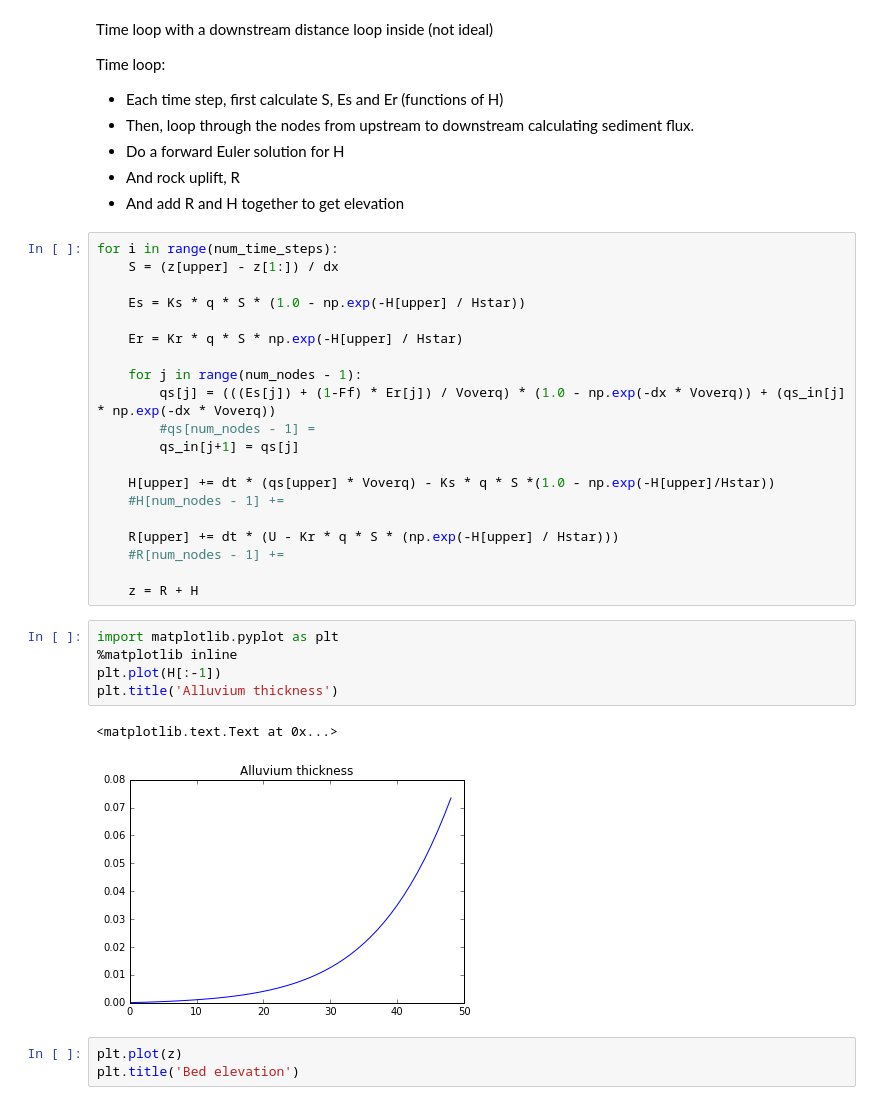
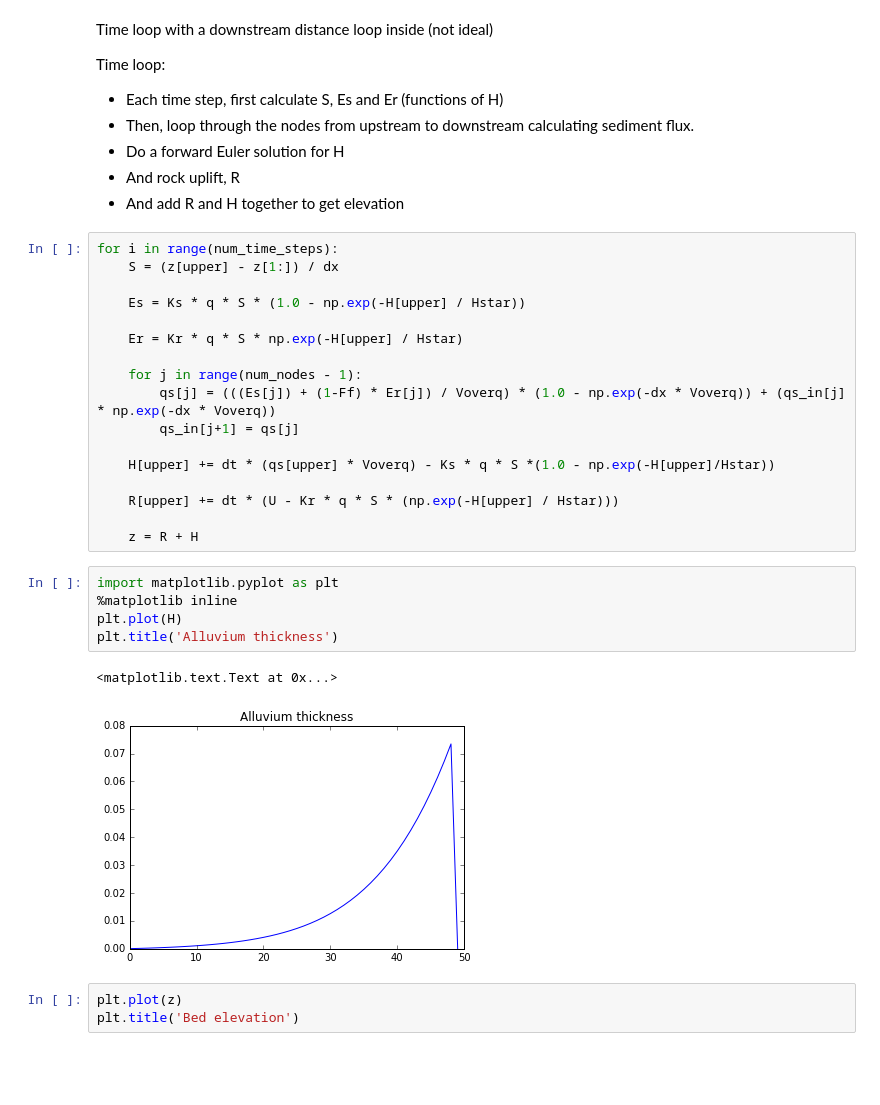
Before and after one commit to gregtucker/fluvial_erosion_theory, a Jupyter notebook: numerical_space_model_1d_timeloop.ipynb, the cells around one changed output. Cells and saved outputs as stored; diff of their text form; blank space fills up the shorter version.

```diff
--- a/numerical_space_model_1d_timeloop.ipynb
+++ b/numerical_space_model_1d_timeloop.ipynb
@@ -73,24 +74,21 @@ for i in range(num_time_steps):
 
     for j in range(num_nodes - 1):
         qs[j] = (((Es[j]) + (1-Ff) * Er[j]) / Voverq) * (1.0 - np.exp(-dx * Voverq)) + (qs_in[j] * np.exp(-dx * Voverq))
-        #qs[num_nodes - 1] =
         qs_in[j+1] = qs[j]
 
     H[upper] += dt * (qs[upper] * Voverq) - Ks * q * S *(1.0 - np.exp(-H[upper]/Hstar))
-    #H[num_nodes - 1] +=
 
     R[upper] += dt * (U - Kr * q * S * (np.exp(-H[upper] / Hstar)))
-    #R[num_nodes - 1] +=
 
     z = R + H
 # %%
 import matplotlib.pyplot as plt
 %matplotlib inline
-plt.plot(H[:-1])
+plt.plot(H)
 plt.title('Alluvium thickness')
 # %% [output]
 <matplotlib.text.Text at 0x...>
-[figure, old version]
+[figure, new version]
 # %%
 plt.plot(z)
 plt.title('Bed elevation')
```
Also changed, not shown: parts of 8 cells of this notebook.
